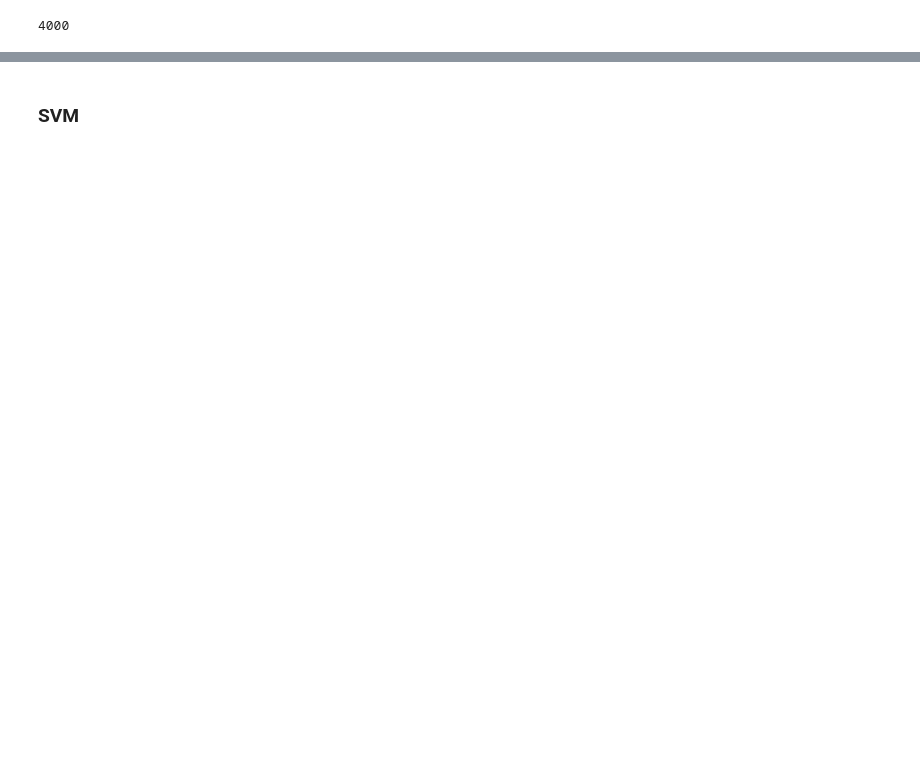
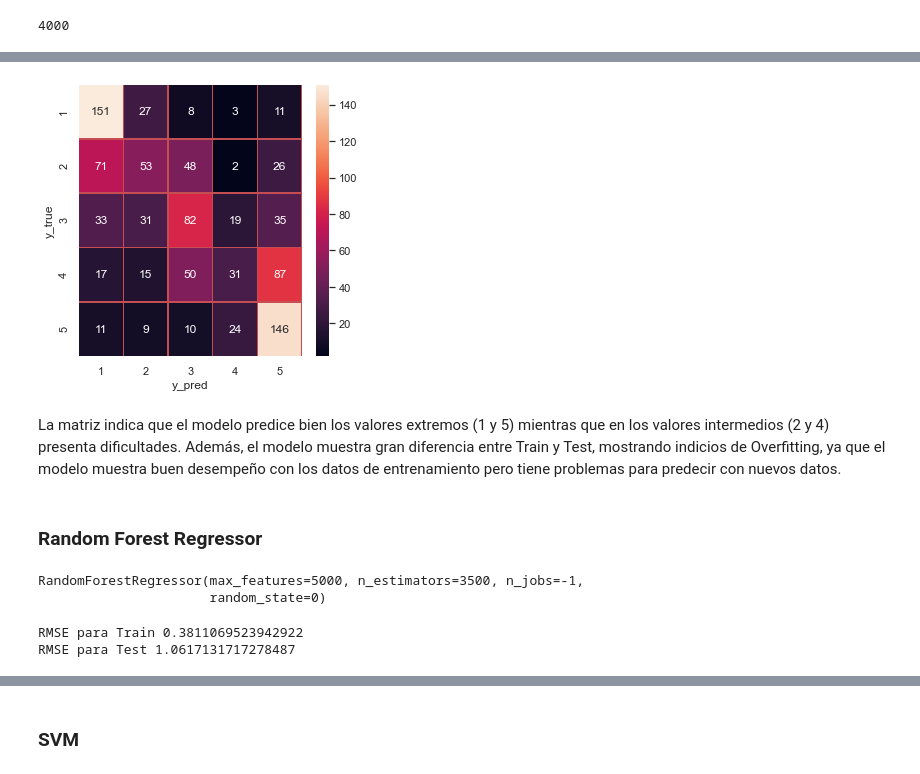
Before and after one commit to ldotto46/02.Proj_Amazon-NLP, a Jupyter notebook: DS_Proyecto_03_NLP_Lutte.ipynb, the cells around one changed output, grey strips where cells are left out. Drawn from its saved outputs; the diff is of its cells as text; code cells hidden in the pictures; blank space fills up the shorter version.

```diff
--- a/DS_Proyecto_03_NLP_Lutte.ipynb
+++ b/DS_Proyecto_03_NLP_Lutte.ipynb
@@ -282,7 +274,7 @@ df_freq.head(50)
 # %% [markdown]
 ### Vectorizacion
 # %%
-list_review_stem = list(dataset['review_stem'].values)
+list_review_stem = list(dataset['Todojunto'].values)
 Calification = dataset['stars'].values
 # %%
 list_review_stem[1]
@@ -337,7 +335,7 @@ len(ytrain)
 from sklearn.ensemble import RandomForestClassifier
 from sklearn.metrics import confusion_matrix
 
-rf = RandomForestClassifier(n_estimators = 200, random_state=42, max_depth=5)
+rf = RandomForestClassifier(n_estimators = 200, random_state=42, max_depth=7)
 rf.fit(xtrain,ytrain)
 print("acc: ",rf.score(xtest,ytest))
 # %% [output]
@@ -352,0 +351,27 @@ xtrain.shape
+# %%
+from sklearn.metrics import confusion_matrix
+import seaborn as sns
+
+def confusion(ytest,y_pred):
+    names=["1", "2", "3", "4", "5"]
+    cm=confusion_matrix(ytest,y_pred)
+    f,ax=plt.subplots(figsize=(5,5))
+    sns.heatmap(cm,annot=True,linewidth=.5,linecolor="r",fmt=".0f",ax=ax)
+    plt.xlabel("y_pred")
+    plt.ylabel("y_true")
+    ax.set_xticklabels(names)
+    ax.set_yticklabels(names)
+    plt.show()
+
+    return
+# %%
+y_pred=rf.predict(xtest)
+# %%
+confusion(ytest,y_pred)
+# %% [output]
+[figure, added]
+# %% [markdown]
+La matriz indica que el modelo predice bien los valores extremos (1 y 5) mientras que en los valores intermedios (2 y 4) presenta dificultades.
+Además, el modelo muestra gran diferencia entre Train y Test, mostrando indicios de Overfitting, ya que el modelo muestra buen desempeño con los datos de entrenamiento pero tiene problemas para predecir con nuevos datos.
+# %% [markdown]
+### Random Forest Regressor
@@ -352,0 +383,6 @@ xtrain.shape
+# %%
+clf_tree = RandomForestRegressor(n_estimators=3500, max_features=5000,n_jobs=-1, random_state = 0, criterion="mse")
+clf_tree.fit(xtrain,ytrain)
+# %% [output]
+RandomForestRegressor(max_features=5000, n_estimators=3500, n_jobs=-1,
+                      random_state=0)
@@ -352,0 +392,6 @@ xtrain.shape
+# %%
+print('RMSE para Train', np.sqrt(metrics.mean_squared_error(ytrain, y_train_pred_clf)))
+print('RMSE para Test', np.sqrt(metrics.mean_squared_error(ytest, y_test_pred_clf)))
+# %% [output]
+RMSE para Train 0.3811069523942922
+RMSE para Test 1.0617131717278487
```
Also changed, not shown: parts of 93 cells of this notebook.
